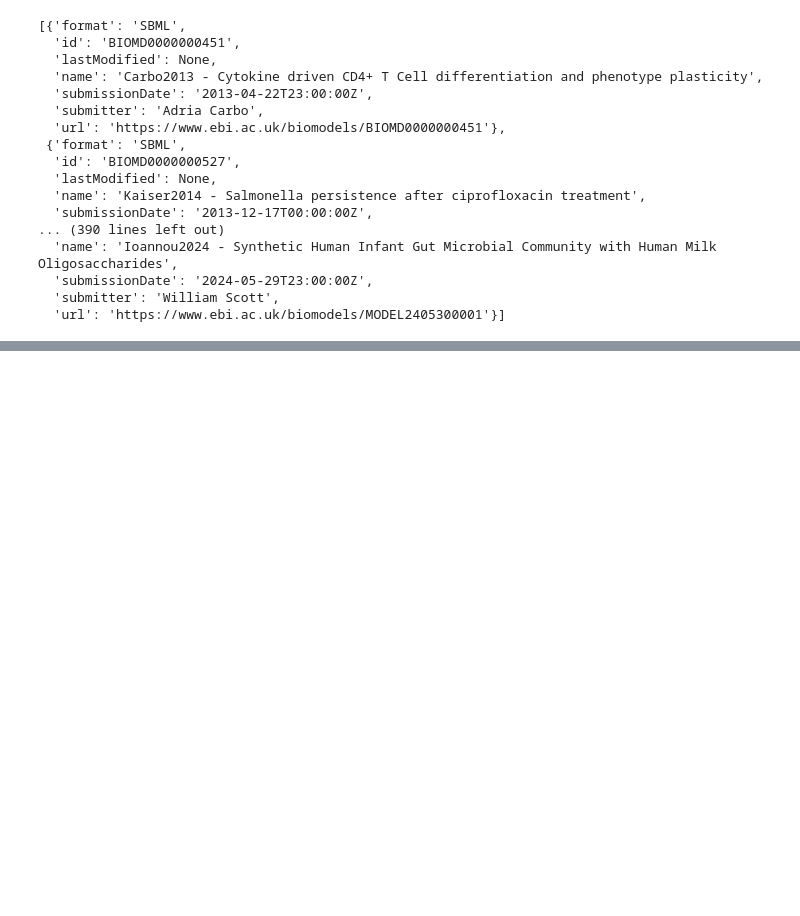
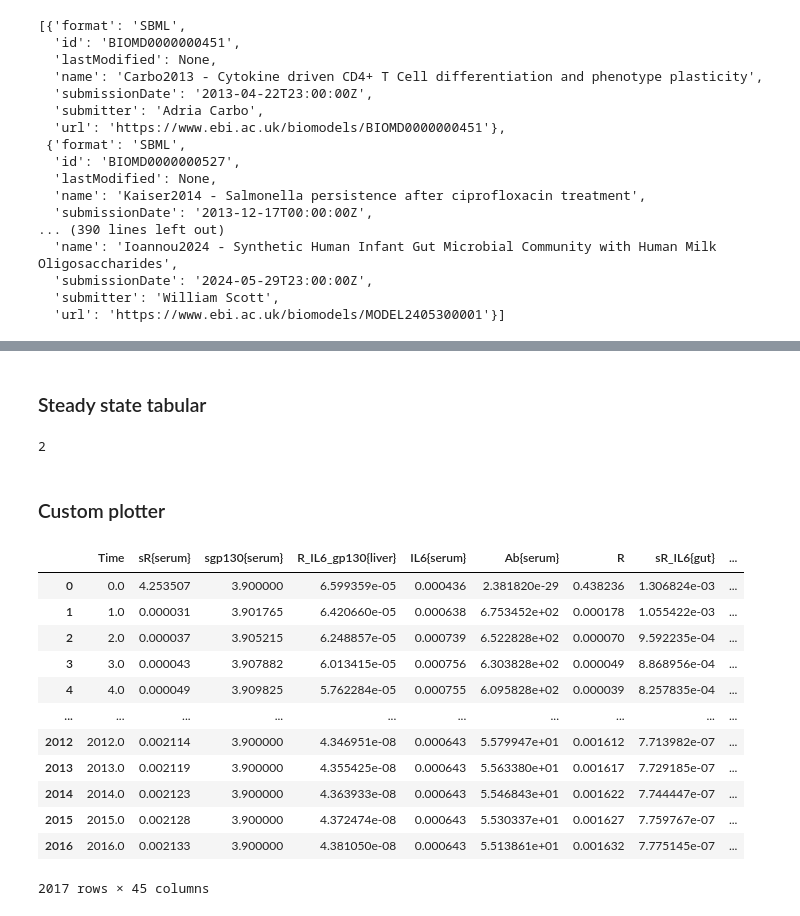
Before and after one commit to VirtualPatientEngine/AIAgents4Pharma, a Jupyter notebook: docs/notebooks/talk2biomodels/benchmark/expected_asnwers_basico.ipynb, the cells around one changed output, grey strips where cells are left out. Drawn from its saved outputs; the diff is of its cells as text; code cells hidden in the pictures; blank space fills up the shorter version.

```diff
--- a/docs/notebooks/talk2biomodels/benchmark/expected_asnwers_basico.ipynb
+++ b/docs/notebooks/talk2biomodels/benchmark/expected_asnwers_basico.ipynb
@@ -376,0 +475,7 @@ results
+# %% [markdown]
+### Steady state tabular
+# %%
+stst = basico.run_steadystate(model=mod_epidemiology)
+stst
+# %% [output]
+2
@@ -376,0 +490,41 @@ results
+# %%
+# custom plotter
+stst = basico.run_steadystate(model=mod_theory)
+df = basico.get_species(model=mod_theory)
+df.reset_index(inplace=True)
+df_short = df[["display_name", "compartment", "unit", "initial_concentration", 'concentration', "rate", "transition_time"]]
+#rename the columns concentration to steady_state_concentration and transition time to steady_state_transition_time
+df_short = df_short.rename(columns={"concentration": "steady_state_concentration", "transition_time": "steady_state_transition_time"})
+df_short.to_csv(r'./tables/stst_27.csv', index=False)
+# %% [markdown]
+### Custom plotter
+# %%
+tc = basico.run_time_course(2016, 2016, model = mod_precision)
+tc.reset_index(inplace=True)
+tc.to_csv(r'./tables/tc_537.csv', index=False)
+# %%
+tc = basico.run_time_course(50, 50, model = mod_epidemiology)
+tc.reset_index(inplace=True)
+tc.to_csv(r'./tables/tc_971.csv', index=False)
+# %%
+tc = basico.run_time_course(100, 100, model = mod_theory)
+tc.reset_index(inplace=True)
+tc.to_csv(r'./tables/tc_27.csv', index=False)
+# %%
+tc = basico.run_time_course(2016, 2016, model = mod_precision)
+tc.reset_index(inplace=True)
+tc.to_csv(r'./tables/tc_537.csv', index=False)
+# %% [output]
+|  | Time | sR{serum} | sgp130{serum} | R_IL6_gp130{liver} | IL6{serum} | Ab{serum} | R | sR_IL6{gut} | ... |
+| 0 | 0.0 | 4.253507 | 3.900000 | 6.599359e-05 | 0.000436 | 2.381820e-29 | 0.438236 | 1.306824e-03 | ... |
+| 1 | 1.0 | 0.000031 | 3.901765 | 6.420660e-05 | 0.000638 | 6.753452e+02 | 0.000178 | 1.055422e-03 | ... |
+| 2 | 2.0 | 0.000037 | 3.905215 | 6.248857e-05 | 0.000739 | 6.522828e+02 | 0.000070 | 9.592235e-04 | ... |
+| 3 | 3.0 | 0.000043 | 3.907882 | 6.013415e-05 | 0.000756 | 6.303828e+02 | 0.000049 | 8.868956e-04 | ... |
+| 4 | 4.0 | 0.000049 | 3.909825 | 5.762284e-05 | 0.000755 | 6.095828e+02 | 0.000039 | 8.257835e-04 | ... |
+| ... | ... | ... | ... | ... | ... | ... | ... | ... | ... |
+| 2012 | 2012.0 | 0.002114 | 3.900000 | 4.346951e-08 | 0.000643 | 5.579947e+01 | 0.001612 | 7.713982e-07 | ... |
+| 2013 | 2013.0 | 0.002119 | 3.900000 | 4.355425e-08 | 0.000643 | 5.563380e+01 | 0.001617 | 7.729185e-07 | ... |
+| 2014 | 2014.0 | 0.002123 | 3.900000 | 4.363933e-08 | 0.000643 | 5.546843e+01 | 0.001622 | 7.744447e-07 | ... |
+| 2015 | 2015.0 | 0.002128 | 3.900000 | 4.372474e-08 | 0.000643 | 5.530337e+01 | 0.001627 | 7.759767e-07 | ... |
+| 2016 | 2016.0 | 0.002133 | 3.900000 | 4.381050e-08 | 0.000643 | 5.513861e+01 | 0.001632 | 7.775145e-07 | ... |
+2017 rows × 45 columns
```
Also changed, not shown: parts of 18 cells of this notebook, 1 other file.
